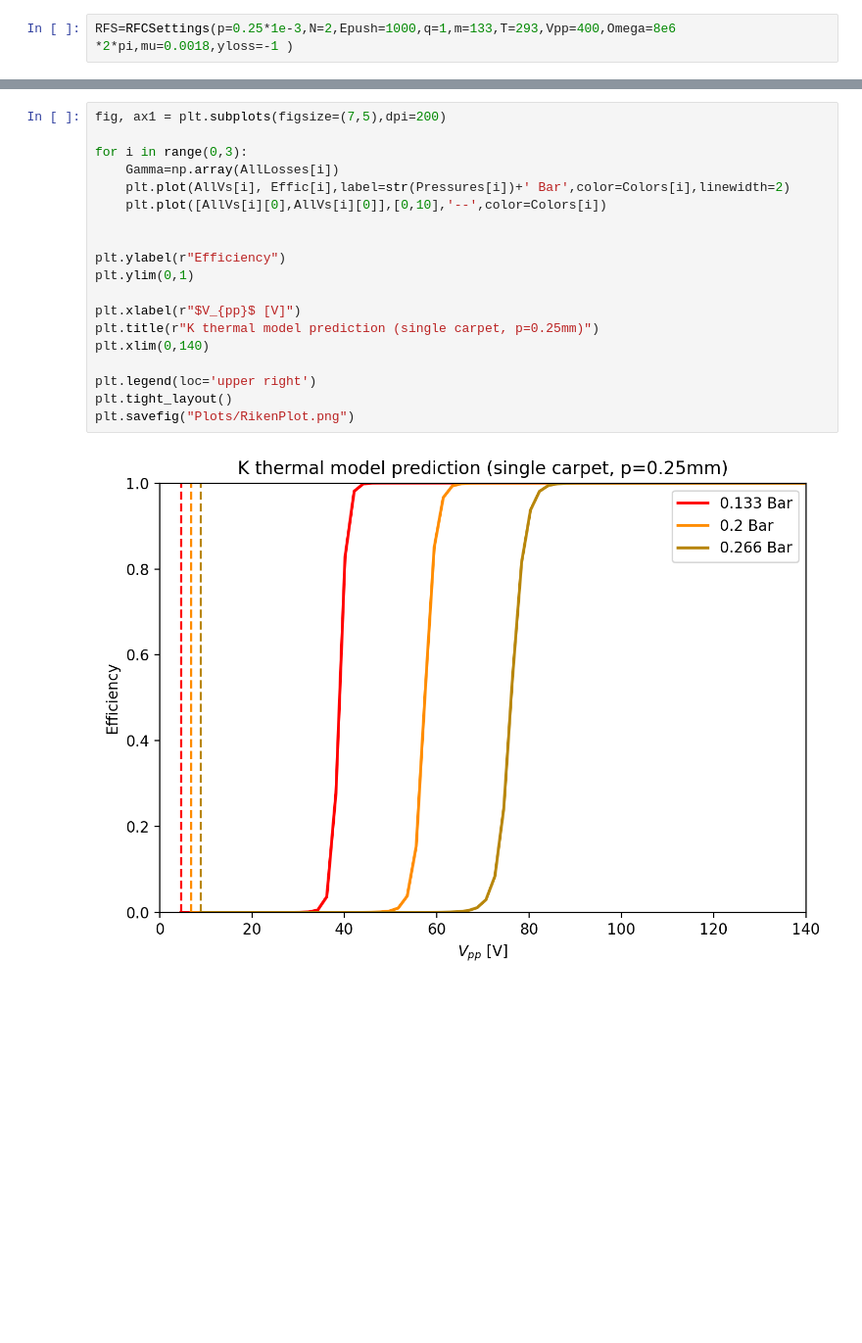
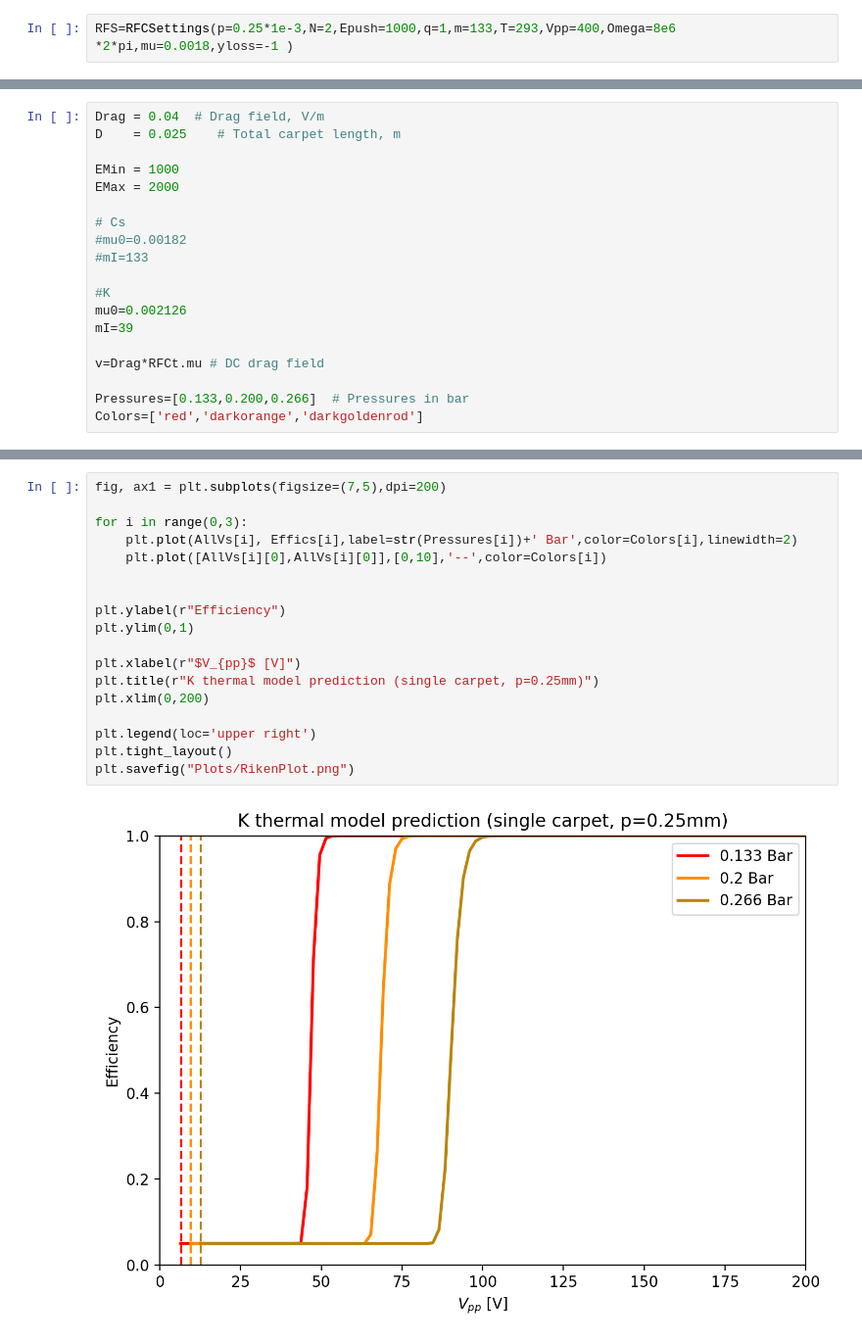
Before and after one commit to UTA-REST/RFCTool, a Jupyter notebook: RikenPolts.ipynb, the cells around one changed output, grey strips where cells are left out. Shown: that part at 98% size. Drawn from its saved outputs; the diff is of its cells as text; blank space fills up the shorter version.

```diff
--- a/RikenPolts.ipynb
+++ b/RikenPolts.ipynb
@@ -49,0 +13,19 @@ for P in Pressures:
+# %%
+Drag = 0.04  # Drag field, V/m
+D    = 0.025    # Total carpet length, m
+
+EMin = 1000
+EMax = 2000
+
+# Cs
+#mu0=0.00182
+#mI=133
+
+#K
+mu0=0.002126
+mI=39
+
+v=Drag*RFCt.mu # DC drag field
+
+Pressures=[0.133,0.200,0.266]  # Pressures in bar
+Colors=['red','darkorange','darkgoldenrod']
@@ -50,21 +84,20 @@ for P in Pressures:
 # %%
 fig, ax1 = plt.subplots(figsize=(7,5),dpi=200)
 
 for i in range(0,3):
-    Gamma=np.array(AllLosses[i])
-    plt.plot(AllVs[i], Effic[i],label=str(Pressures[i])+' Bar',color=Colors[i],linewidth=2)
+    plt.plot(AllVs[i], Effics[i],label=str(Pressures[i])+' Bar',color=Colors[i],linewidth=2)
     plt.plot([AllVs[i][0],AllVs[i][0]],[0,10],'--',color=Colors[i])
 
 
 plt.ylabel(r"Efficiency")
 plt.ylim(0,1)
 
 plt.xlabel(r"$V_{pp}$ [V]")
 plt.title(r"K thermal model prediction (single carpet, p=0.25mm)")
-plt.xlim(0,140)
+plt.xlim(0,200)
 
 plt.legend(loc='upper right')
 plt.tight_layout()
 plt.savefig("Plots/RikenPlot.png")
 # %% [output]
-[figure, old version]
+[figure, new version]
```
Also changed, not shown: parts of 3 cells of this notebook, 1 other file.
